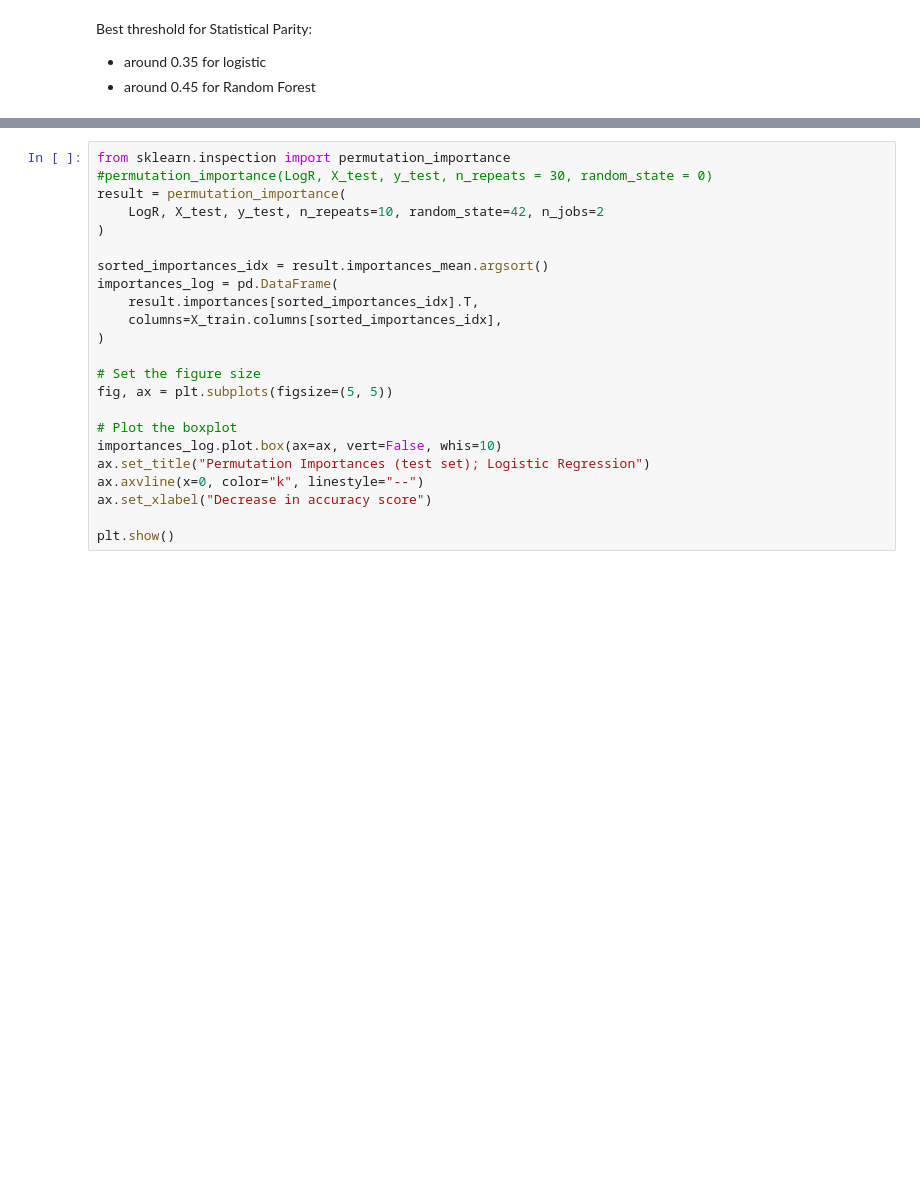
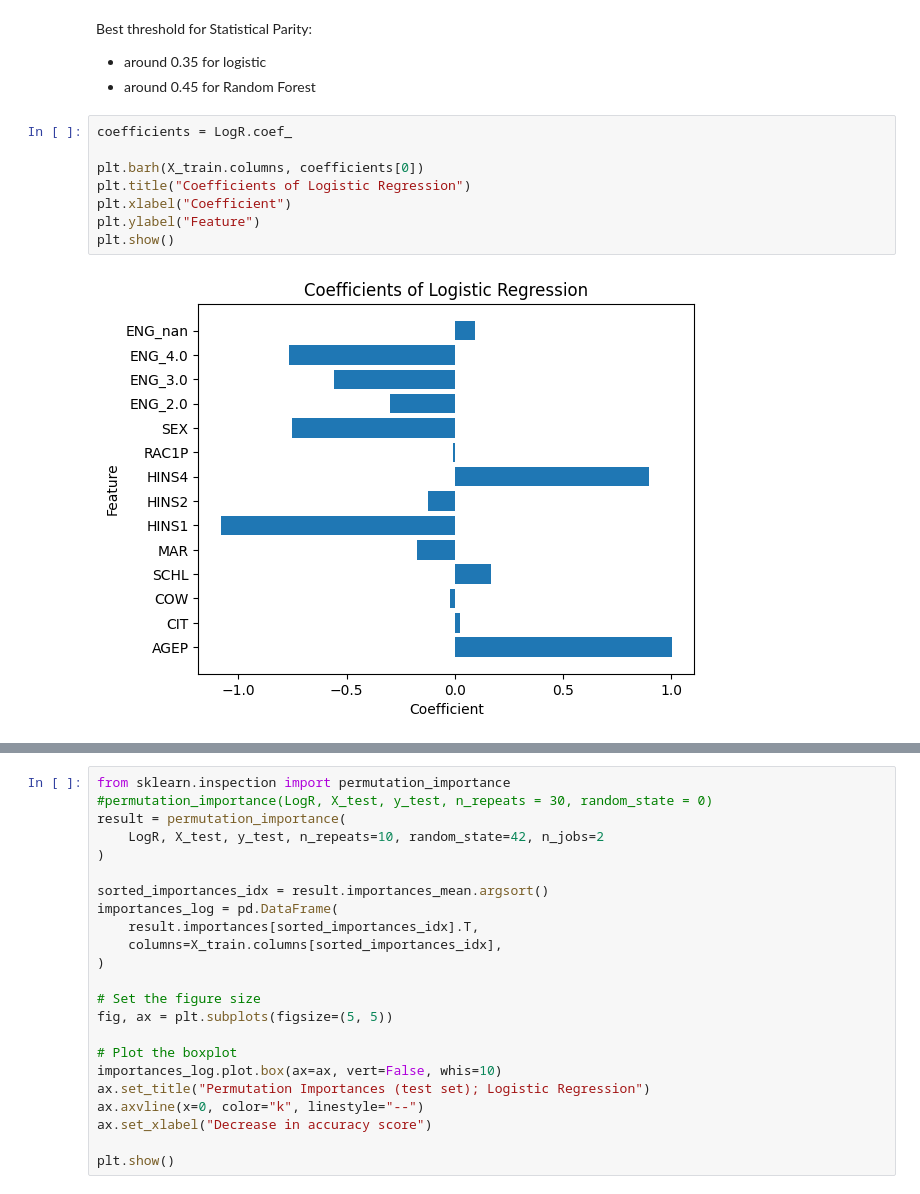
Before and after one commit to PHILIPWins/Algorithmic_Fairness, a Jupyter notebook: Assignment1/afae24-assignment-01-oleg - Philip.ipynb, the cells around one changed output, grey strips where cells are left out. Drawn from its saved outputs; the diff is of its cells as text; blank space fills up the shorter version.

```diff
--- a/Assignment1/afae24-assignment-01-oleg - Philip.ipynb
+++ b/Assignment1/afae24-assignment-01-oleg - Philip.ipynb
@@ -448,3 +449,13 @@ plt.show()
 Best threshold for Statistical Parity:
 - around 0.35 for logistic
 - around 0.45 for Random Forest
+# %%
+coefficients = LogR.coef_
+
+plt.barh(X_train.columns, coefficients[0])
+plt.title("Coefficients of Logistic Regression")
+plt.xlabel("Coefficient")
+plt.ylabel("Feature")
+plt.show()
+# %% [output]
+[figure, added]
```
Also changed, not shown: parts of 9 cells of this notebook.
